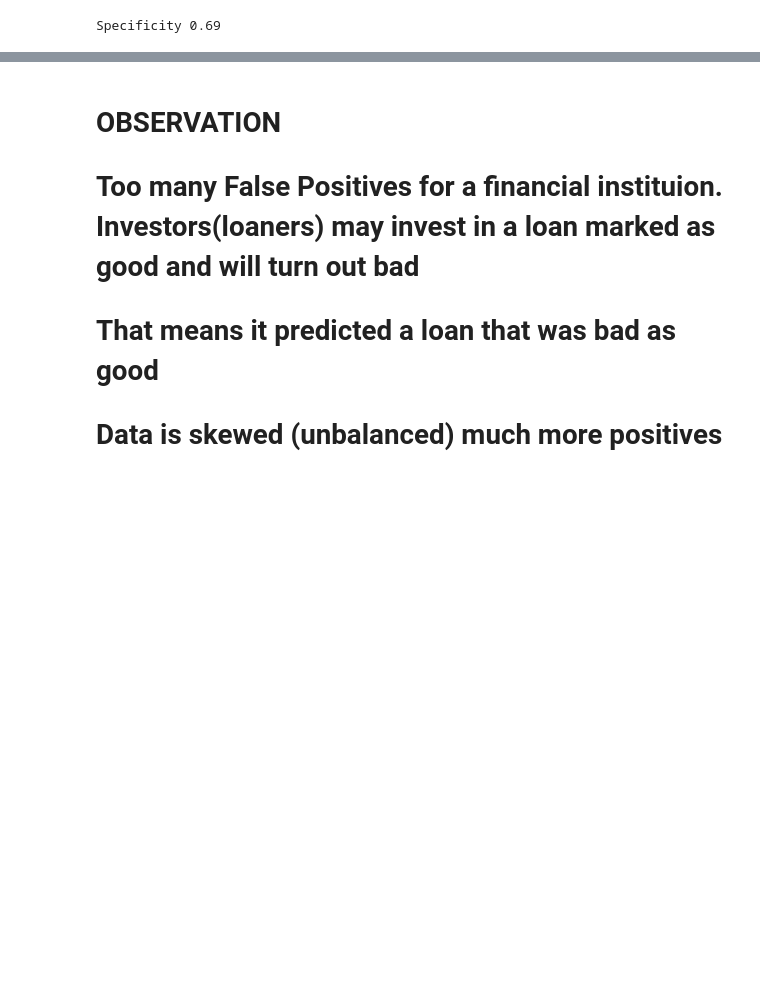
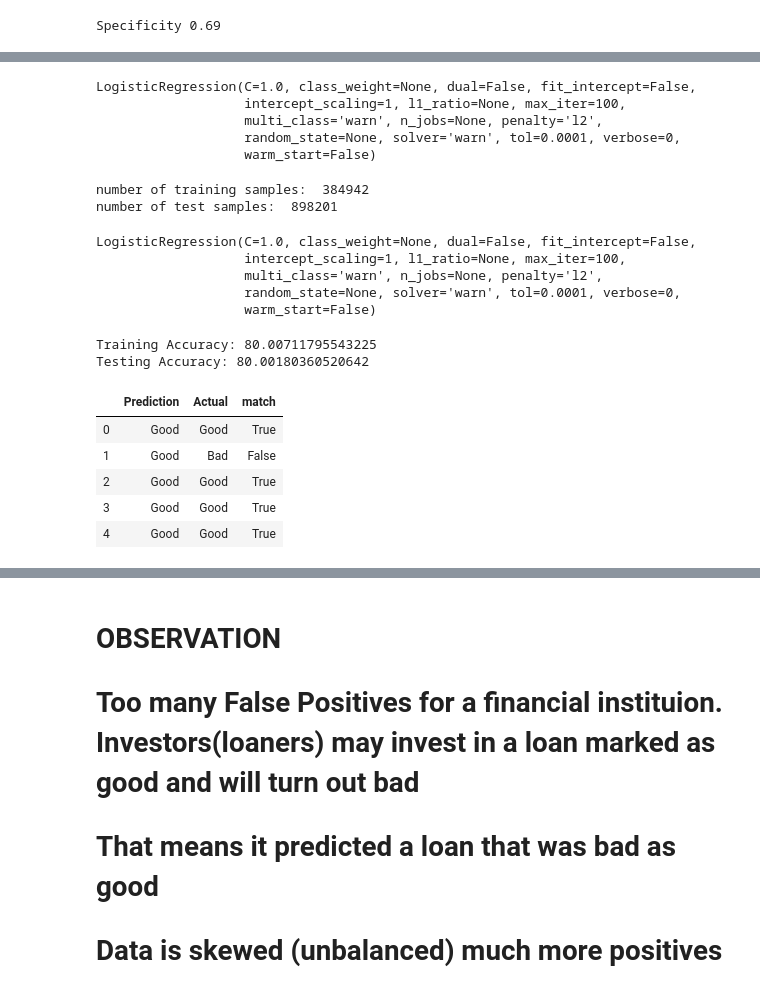
Before and after one commit to ppages01/FP_machinelearning, a Jupyter notebook: final.ipynb, the cells around one changed output, grey strips where cells are left out. Drawn from its saved outputs; the diff is of its cells as text; code cells hidden in the pictures; blank space fills up the shorter version.

```diff
--- a/final.ipynb
+++ b/final.ipynb
@@ -2093,0 +2140,34 @@ Specificity 0.69
+# %%
+from sklearn.linear_model import LogisticRegression
+model = LogisticRegression(fit_intercept=False)
+model
+# %% [output]
+LogisticRegression(C=1.0, class_weight=None, dual=False, fit_intercept=False,
+                   intercept_scaling=1, l1_ratio=None, max_iter=100,
+                   multi_class='warn', n_jobs=None, penalty='l2',
+                   random_state=None, solver='warn', tol=0.0001, verbose=0,
+                   warm_start=False)
+# %%
+from sklearn.model_selection import train_test_split
+
+X_train, X_test, y_train, y_test = train_test_split(X, y, test_size=0.7, random_state=0)
+
+print ("number of training samples: ", len(X_train))
+print ("number of test samples: ", len(y_test))
+# %% [output]
+number of training samples:  384942
+number of test samples:  898201
+# %%
+model.fit(X_train,y_train)
+# %% [output]
+LogisticRegression(C=1.0, class_weight=None, dual=False, fit_intercept=False,
+                   intercept_scaling=1, l1_ratio=None, max_iter=100,
+                   multi_class='warn', n_jobs=None, penalty='l2',
+                   random_state=None, solver='warn', tol=0.0001, verbose=0,
+                   warm_start=False)
+# %%
+print(f"Training Accuracy: {model.score(X_train, y_train)*100}")
+print(f"Testing Accuracy: {model.score(X_test, y_test)*100}")
+# %% [output]
+Training Accuracy: 80.00711795543225
+Testing Accuracy: 80.00180360520642
@@ -2093,0 +2176,11 @@ Specificity 0.69
+# %%
+results = pd.DataFrame({"Prediction":y_pred, "Actual":y_test}).reset_index(drop=True)
+results['match'] = results['Prediction'] == results['Actual']
+results.head()
+# %% [output]
+|  | Prediction | Actual | match |
+| 0 | Good | Good | True |
+| 1 | Good | Bad | False |
+| 2 | Good | Good | True |
+| 3 | Good | Good | True |
+| 4 | Good | Good | True |
```
Also changed, not shown: parts of 11 cells of this notebook, 1 other file.
